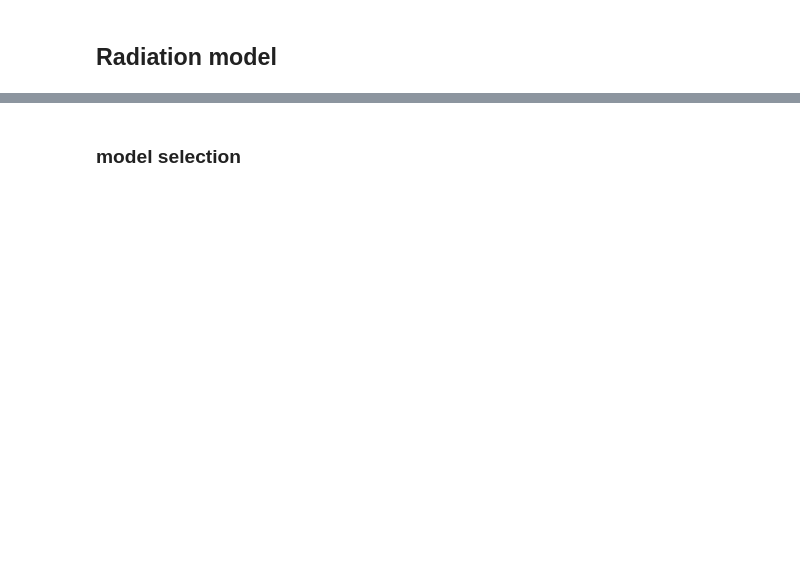
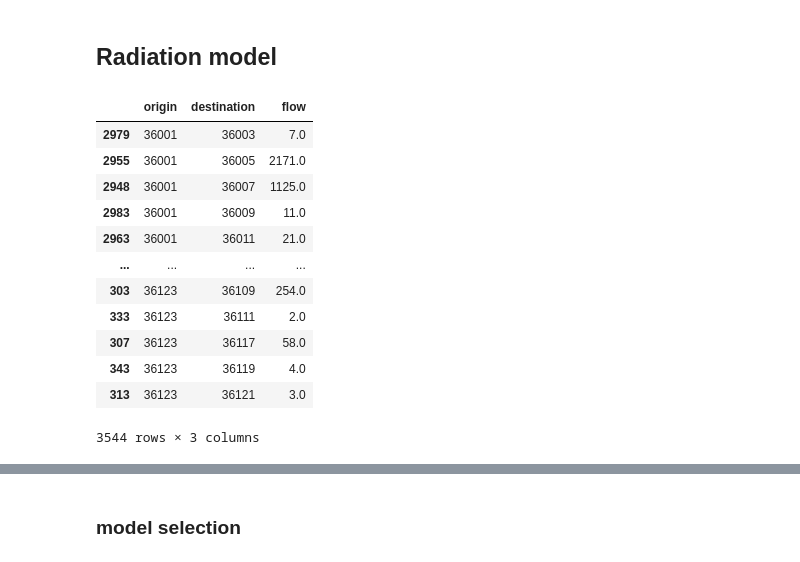
Before and after one commit to mattiamazzoli/Teaching, a Jupyter notebook: mobility_models.ipynb, the cells around one changed output, grey strips where cells are left out. Drawn from its saved outputs; the diff is of its cells as text; code cells hidden in the pictures; blank space fills up the shorter version.

```diff
--- a/mobility_models.ipynb
+++ b/mobility_models.ipynb
@@ -205,6 +276,22 @@ synth_fdf_rad = rad_model.generate(tessellation,
                                         relevance_column= 'population',
                                         out_format='flows')
 synth_fdf_rad = pd.DataFrame(synth_fdf_rad.sort_values(by=['origin','destination']))
+# %%
+synth_fdf_rad
+# %% [output]
+|  | origin | destination | flow |
+| 2979 | 36001 | 36003 | 7.0 |
+| 2955 | 36001 | 36005 | 2171.0 |
+| 2948 | 36001 | 36007 | 1125.0 |
+| 2983 | 36001 | 36009 | 11.0 |
+| 2963 | 36001 | 36011 | 21.0 |
+| ... | ... | ... | ... |
+| 303 | 36123 | 36109 | 254.0 |
+| 333 | 36123 | 36111 | 2.0 |
+| 307 | 36123 | 36117 | 58.0 |
+| 343 | 36123 | 36119 | 4.0 |
+| 313 | 36123 | 36121 | 3.0 |
+3544 rows × 3 columns
 # %%
 missing_flows = []
 for ori in places:
```
Also changed, not shown: parts of 23 cells of this notebook.
